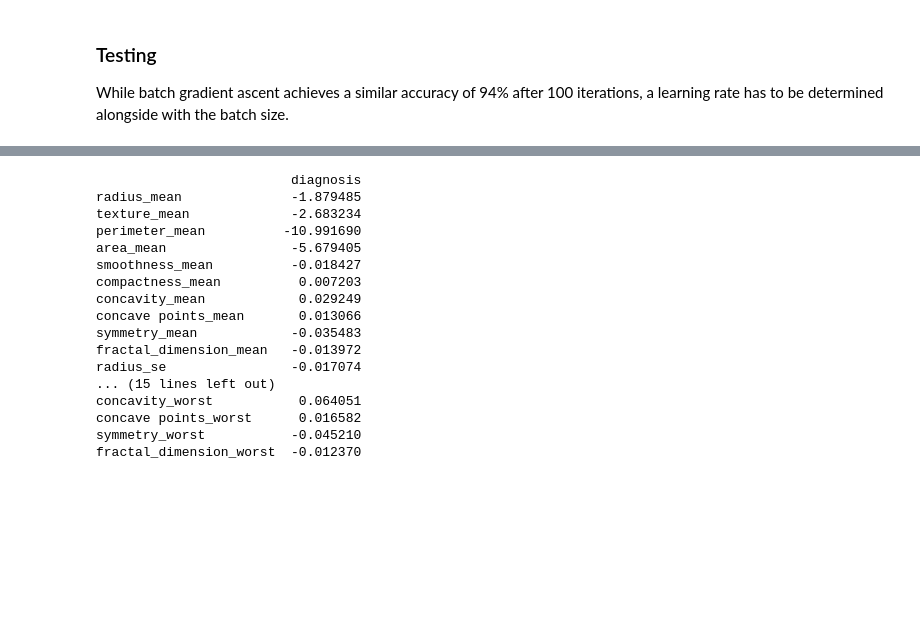
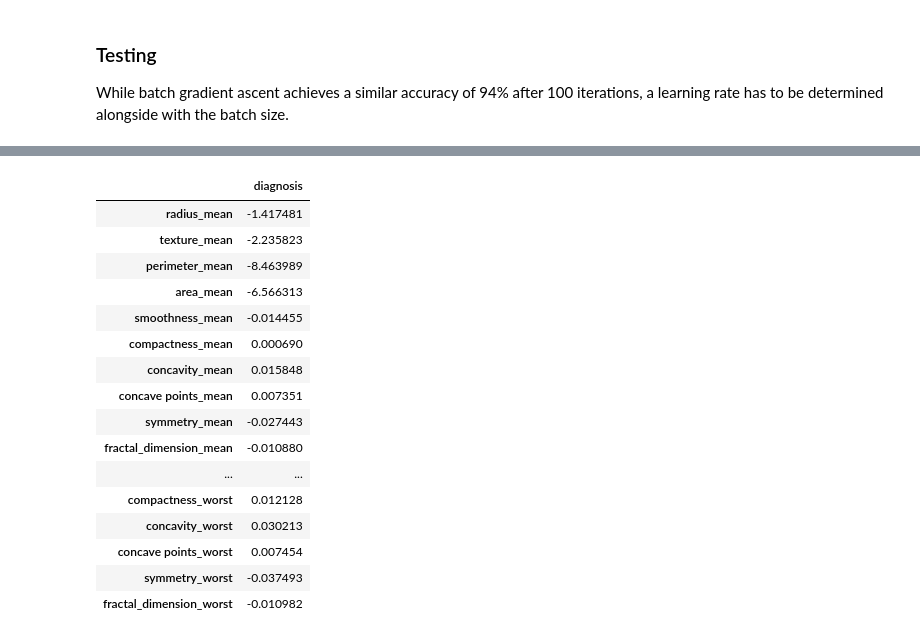
Before and after one commit to jrios6/Math-of-Intelligence, a Jupyter notebook: 2-Second_Order_Optimization/Logistic Regression with Newton's Method.ipynb, the cells around one changed output, grey strips where cells are left out. Drawn from its saved outputs; the diff is of its cells as text; code cells hidden in the pictures; blank space fills up the shorter version.

```diff
--- a/2-Second_Order_Optimization/Logistic Regression with Newton's Method.ipynb
+++ b/2-Second_Order_Optimization/Logistic Regression with Newton's Method.ipynb
@@ -176,11 +206,12 @@ def gd_step(curr, y, X, lr=0.0000001):
 # Hyperparameters
 batch_size = 50
 lr = 0.0001
+max_iters = 51
 
 beta_old, beta = np.ones((30,1)), np.zeros((30,1))
 iter_count = 0
 
-while iter_count < 100:
+while iter_count < max_iters:
     if iter_count % 10 == 0:
         print('Epoch: {}'.format(iter_count))
         print('Validation Accuracy: {}%'.format(
@@ -223,21 +246,21 @@ After 100 Iterations
 Test Accuracy: 94.73684210526315%
-# %%
-print(beta)
-# %% [output]
-                         diagnosis
-radius_mean              -1.879485
-texture_mean             -2.683234
-perimeter_mean          -10.991690
-area_mean                -5.679405
-smoothness_mean          -0.018427
-compactness_mean          0.007203
-concavity_mean            0.029249
-concave points_mean       0.013066
-symmetry_mean            -0.035483
-fractal_dimension_mean   -0.013972
-radius_se                -0.017074
-... (15 lines left out)
-concavity_worst           0.064051
-concave points_worst      0.016582
-symmetry_worst           -0.045210
-fractal_dimension_worst  -0.012370
+# %%
+beta
+# %% [output]
+|  | diagnosis |
+| radius_mean | -1.417481 |
+| texture_mean | -2.235823 |
+| perimeter_mean | -8.463989 |
+| area_mean | -6.566313 |
+| smoothness_mean | -0.014455 |
+| compactness_mean | 0.000690 |
+| concavity_mean | 0.015848 |
+| concave points_mean | 0.007351 |
+| symmetry_mean | -0.027443 |
+| fractal_dimension_mean | -0.010880 |
+| ... | ... |
+| compactness_worst | 0.012128 |
+| concavity_worst | 0.030213 |
+| concave points_worst | 0.007454 |
+| symmetry_worst | -0.037493 |
+| fractal_dimension_worst | -0.010982 |
```
Also changed, not shown: parts of 11 cells of this notebook.
